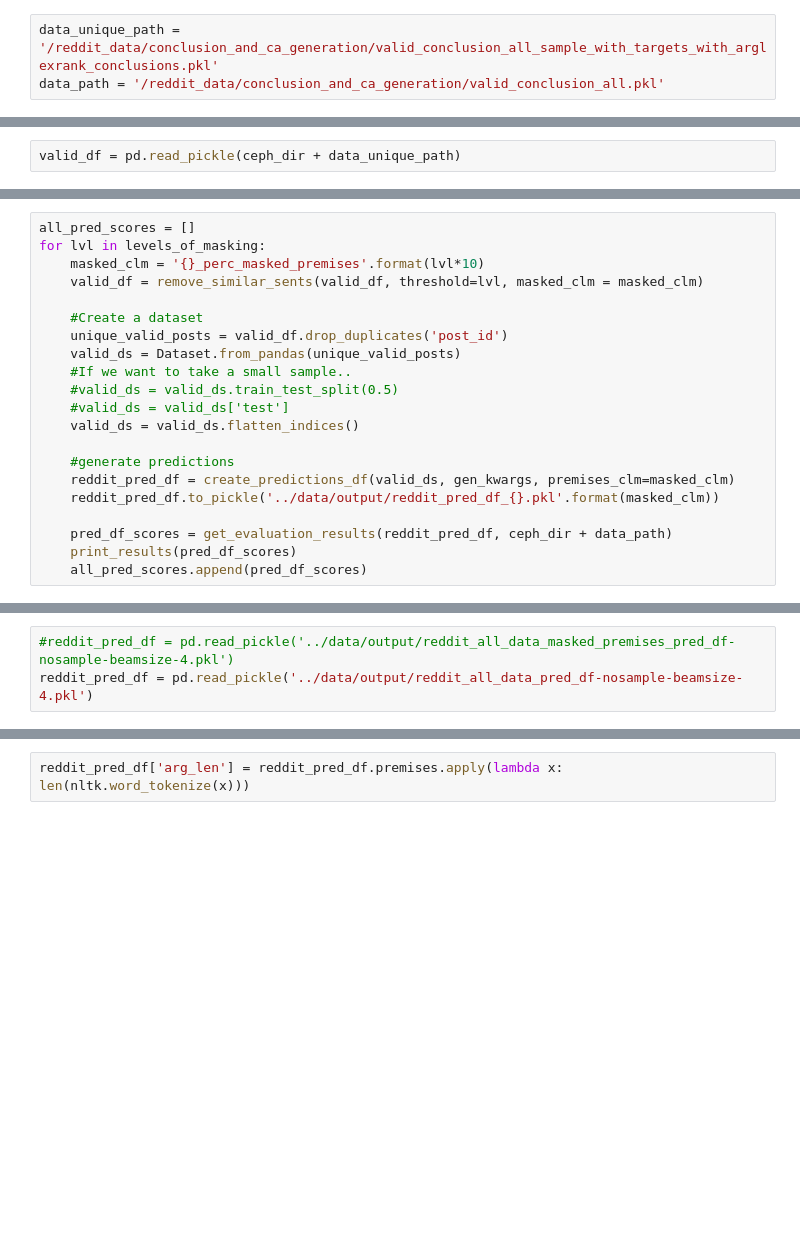
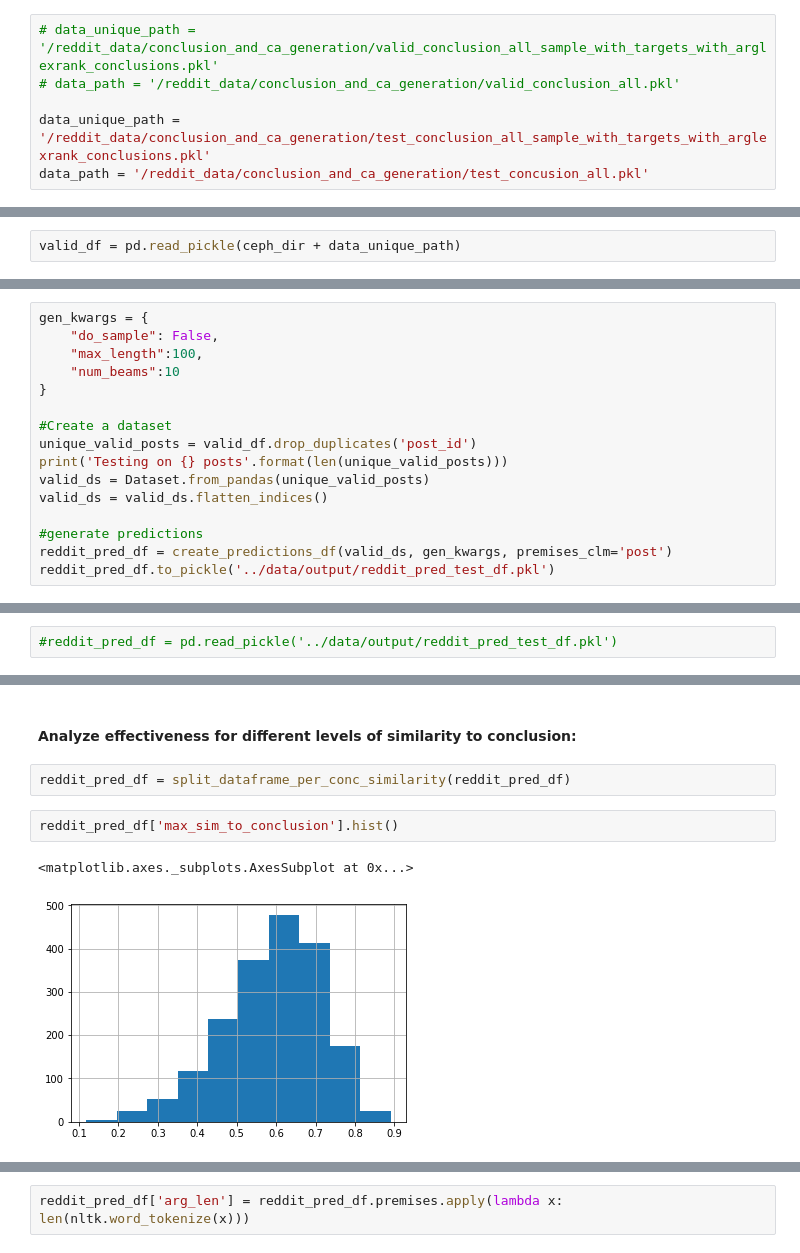
Before and after one commit to webis-de/eacl23-conclusion-based-counter-argument-generation, a Jupyter notebook: src-ipynb/evaluating-conclusion-and-ca-models.ipynb, the cells around one changed output, grey strips where cells are left out. Cells and saved outputs as stored; diff of their text form; blank space fills up the shorter version.

```diff
--- a/src-ipynb/evaluating-conclusion-and-ca-models.ipynb
+++ b/src-ipynb/evaluating-conclusion-and-ca-models.ipynb
@@ -175,5 +186,8 @@ def print_results(pred_df_scores):
 # %% [markdown]
 ## Test Models trained on all data for different levels of conclusion masking:
 # %%
-data_unique_path = '/reddit_data/conclusion_and_ca_generation/valid_conclusion_all_sample_with_targets_with_arglexrank_conclusions.pkl'
-data_path = '/reddit_data/conclusion_and_ca_generation/valid_conclusion_all.pkl'
+# data_unique_path = '/reddit_data/conclusion_and_ca_generation/valid_conclusion_all_sample_with_targets_with_arglexrank_conclusions.pkl'
+# data_path = '/reddit_data/conclusion_and_ca_generation/valid_conclusion_all.pkl'
+
+data_unique_path = '/reddit_data/conclusion_and_ca_generation/test_conclusion_all_sample_with_targets_with_arglexrank_conclusions.pkl'
+data_path = '/reddit_data/conclusion_and_ca_generation/test_concusion_all.pkl'
@@ -200,21 +208,16 @@ gen_kwargs = {
 # %%
-all_pred_scores = []
-for lvl in levels_of_masking:
-    masked_clm = '{}_perc_masked_premises'.format(lvl*10)
-    valid_df = remove_similar_sents(valid_df, threshold=lvl, masked_clm = masked_clm)
+gen_kwargs = {
+    "do_sample": False,
+    "max_length":100,
+    "num_beams":10
+}
 
-    #Create a dataset
-    unique_valid_posts = valid_df.drop_duplicates('post_id')
-    valid_ds = Dataset.from_pandas(unique_valid_posts)
-    #If we want to take a small sample..
-    #valid_ds = valid_ds.train_test_split(0.5)
-    #valid_ds = valid_ds['test']
-    valid_ds = valid_ds.flatten_indices()
+#Create a dataset
+unique_valid_posts = valid_df.drop_duplicates('post_id')
+print('Testing on {} posts'.format(len(unique_valid_posts)))
+valid_ds = Dataset.from_pandas(unique_valid_posts)
+valid_ds = valid_ds.flatten_indices()
 
-    #generate predictions
-    reddit_pred_df = create_predictions_df(valid_ds, gen_kwargs, premises_clm=masked_clm)
-    reddit_pred_df.to_pickle('../data/output/reddit_pred_df_{}.pkl'.format(masked_clm))
-
-    pred_df_scores = get_evaluation_results(reddit_pred_df, ceph_dir + data_path)
-    print_results(pred_df_scores)
-    all_pred_scores.append(pred_df_scores)
+#generate predictions
+reddit_pred_df = create_predictions_df(valid_ds, gen_kwargs, premises_clm='post')
+reddit_pred_df.to_pickle('../data/output/reddit_pred_test_df.pkl')
@@ -225,3 +228,2 @@ import scipy.stats as stats
 # %%
-#reddit_pred_df = pd.read_pickle('../data/output/reddit_all_data_masked_premises_pred_df-nosample-beamsize-4.pkl')
-reddit_pred_df = pd.read_pickle('../data/output/reddit_all_data_pred_df-nosample-beamsize-4.pkl')
+#reddit_pred_df = pd.read_pickle('../data/output/reddit_pred_test_df.pkl')
@@ -227,0 +245,9 @@ reddit_pred_df = pd.read_pickle('../data/output/reddit_all_data_pred_df-nosample
+# %% [markdown]
+#### Analyze effectiveness for different levels of similarity to conclusion:
+# %%
+reddit_pred_df = split_dataframe_per_conc_similarity(reddit_pred_df)
+# %%
+reddit_pred_df['max_sim_to_conclusion'].hist()
+# %% [output]
+<matplotlib.axes._subplots.AxesSubplot at 0x...>
+[figure, added]
```
Also changed, not shown: parts of 22 cells of this notebook, 6 other files.
